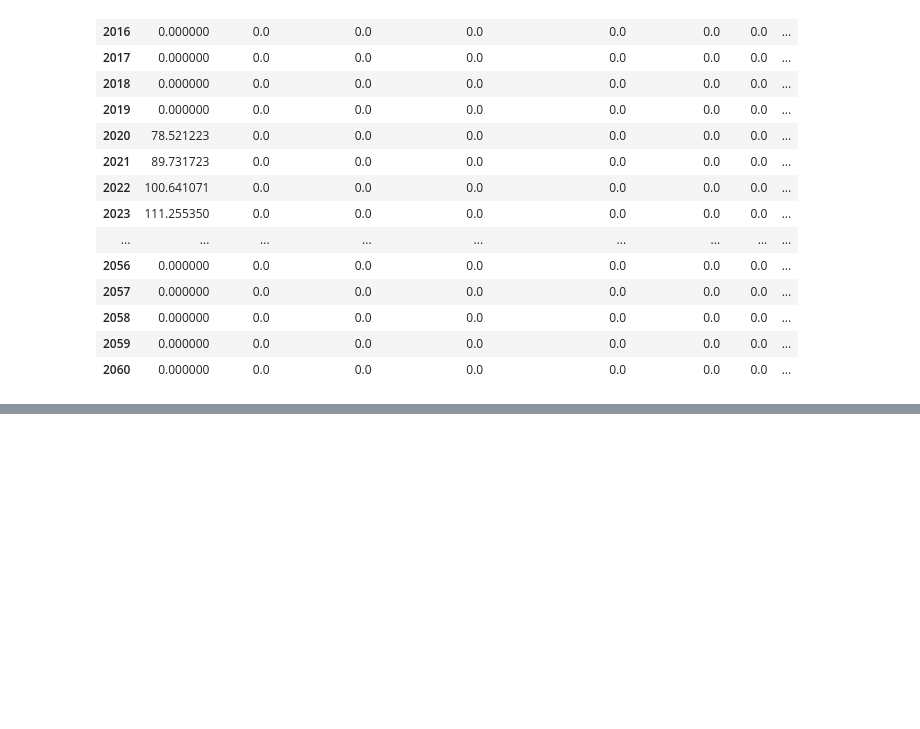
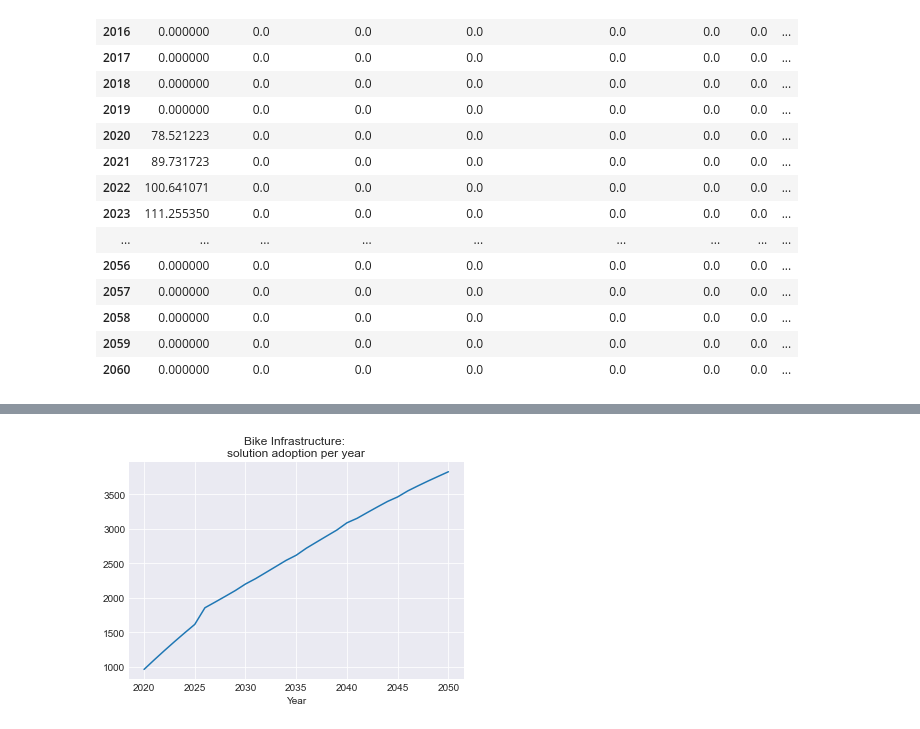
Before and after one commit to ProjectDrawdown/solutions, a Jupyter notebook: Start_Here.ipynb, the cells around one changed output, grey strips where cells are left out. Drawn from its saved outputs; the diff is of its cells as text; code cells hidden in the pictures; blank space fills up the shorter version.

```diff
--- a/Start_Here.ipynb
+++ b/Start_Here.ipynb
@@ -53,0 +109,10 @@ bi_co2e.loc[2020:2050, 'World'].plot(title="Bike Infrastructure:\nCO2eq reduced
+# %%
+# Here's a second example for the NET functional units adopted. That is to say the projected yearly increase
+# in adoption of the solution.
+
+# Units: Passenger Kilometers (PKm) per year
+
+bi_netfunits = bikeinfra_pds2.ua.soln_net_annual_funits_adopted()
+bi_netfunits.loc[2020:2050, 'World'].plot(title="Bike Infrastructure: \nsolution adoption per year");
+# %% [output]
+[figure, added]
```
Also changed, not shown: parts of 13 cells of this notebook, 16 other files.
